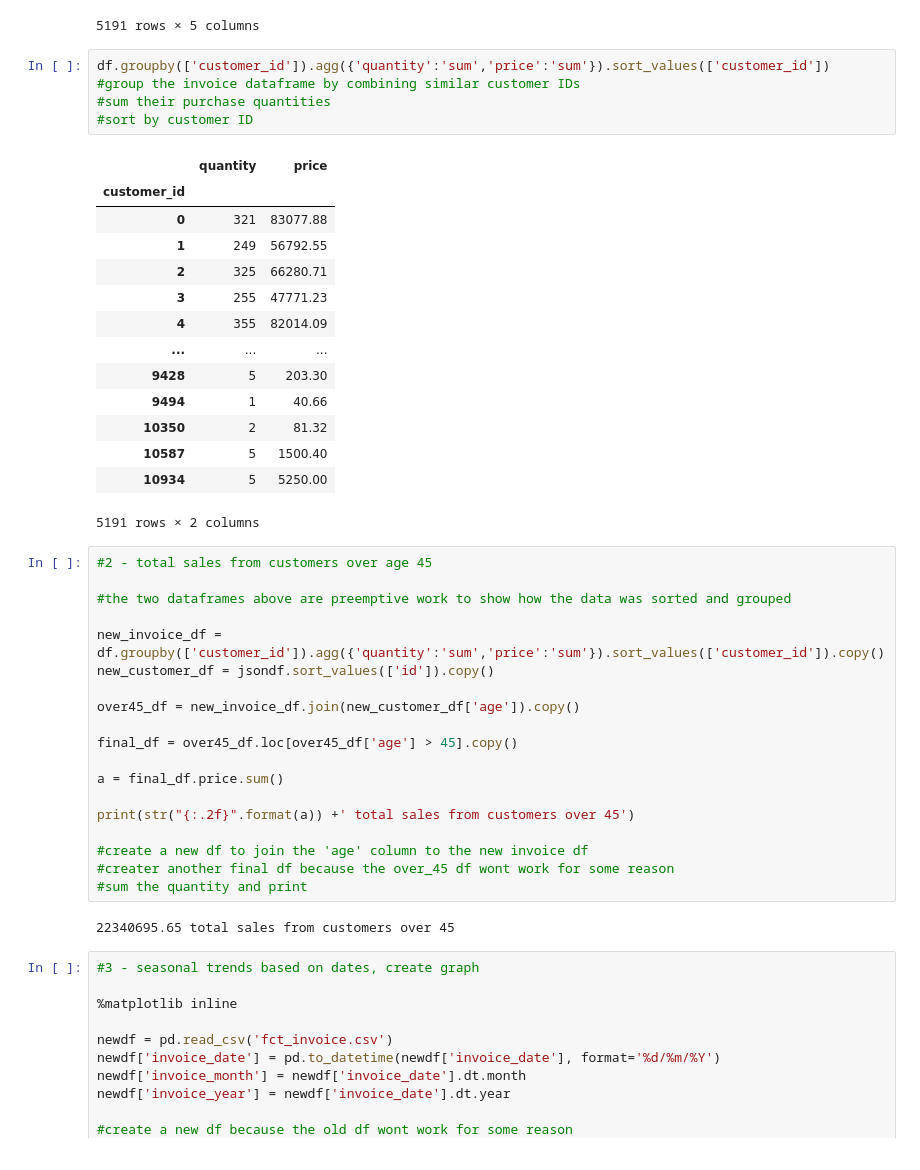
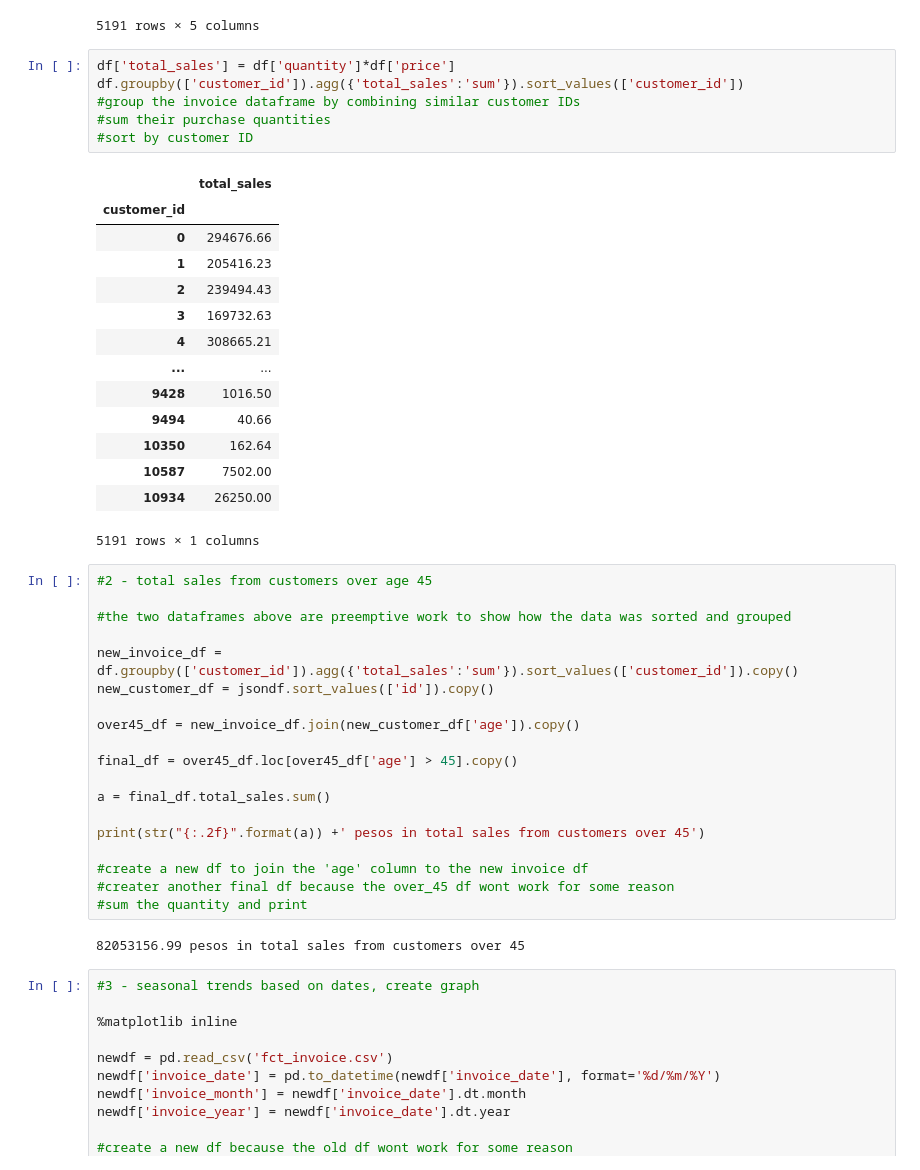
Before and after one commit to danielngo-obf/ITGMT-Homework, a Jupyter notebook: sales-data.ipynb, the cells around one changed output. Cells and saved outputs as stored; diff of their text form.

```diff
--- a/sales-data.ipynb
+++ b/sales-data.ipynb
@@ -101,46 +103,47 @@ jsondf.sort_values(['id'])
 | 5190 | NaN | Andrew | M | 10934 | Compton |
 5191 rows × 5 columns
 # %%
-df.groupby(['customer_id']).agg({'quantity':'sum','price':'sum'}).sort_values(['customer_id'])
+df['total_sales'] = df['quantity']*df['price']
+df.groupby(['customer_id']).agg({'total_sales':'sum'}).sort_values(['customer_id'])
 #group the invoice dataframe by combining similar customer IDs
 #sum their purchase quantities
 #sort by customer ID
 # %% [output]
-|  | quantity | price |
-| customer_id |  |  |
-| 0 | 321 | 83077.88 |
-| 1 | 249 | 56792.55 |
-| 2 | 325 | 66280.71 |
-| 3 | 255 | 47771.23 |
-| 4 | 355 | 82014.09 |
-| ... | ... | ... |
-| 9428 | 5 | 203.30 |
-| 9494 | 1 | 40.66 |
-| 10350 | 2 | 81.32 |
-| 10587 | 5 | 1500.40 |
-| 10934 | 5 | 5250.00 |
+|  | total_sales |
+| customer_id |  |
+| 0 | 294676.66 |
+| 1 | 205416.23 |
+| 2 | 239494.43 |
+| 3 | 169732.63 |
+| 4 | 308665.21 |
+| ... | ... |
+| 9428 | 1016.50 |
+| 9494 | 40.66 |
+| 10350 | 162.64 |
+| 10587 | 7502.00 |
+| 10934 | 26250.00 |
-5191 rows × 2 columns
+5191 rows × 1 columns
 # %%
 #2 - total sales from customers over age 45
 
 #the two dataframes above are preemptive work to show how the data was sorted and grouped
 
-new_invoice_df = df.groupby(['customer_id']).agg({'quantity':'sum','price':'sum'}).sort_values(['customer_id']).copy()
+new_invoice_df = df.groupby(['customer_id']).agg({'total_sales':'sum'}).sort_values(['customer_id']).copy()
 new_customer_df = jsondf.sort_values(['id']).copy()
 
 over45_df = new_invoice_df.join(new_customer_df['age']).copy()
 
 final_df = over45_df.loc[over45_df['age'] > 45].copy()
 
-a = final_df.price.sum()
+a = final_df.total_sales.sum()
 
-print(str("{:.2f}".format(a)) +' total sales from customers over 45')
+print(str("{:.2f}".format(a)) +' pesos in total sales from customers over 45')
 
 #create a new df to join the 'age' column to the new invoice df
 #creater another final df because the over_45 df wont work for some reason
 #sum the quantity and print
 # %% [output]
-22340695.65 total sales from customers over 45
+82053156.99 pesos in total sales from customers over 45
 # %%
 #3 - seasonal trends based on dates, create graph
 
```
Also changed, not shown: parts of 3 cells of this notebook.
